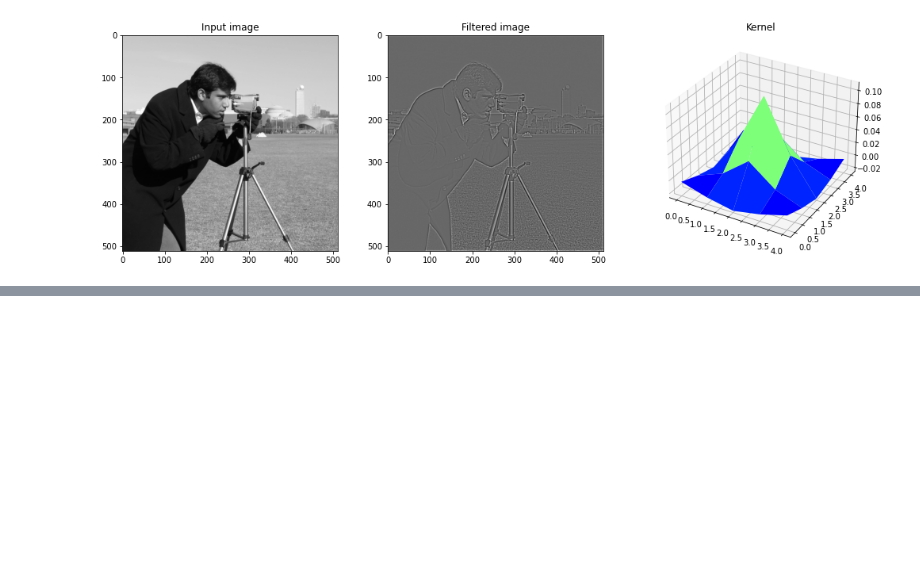
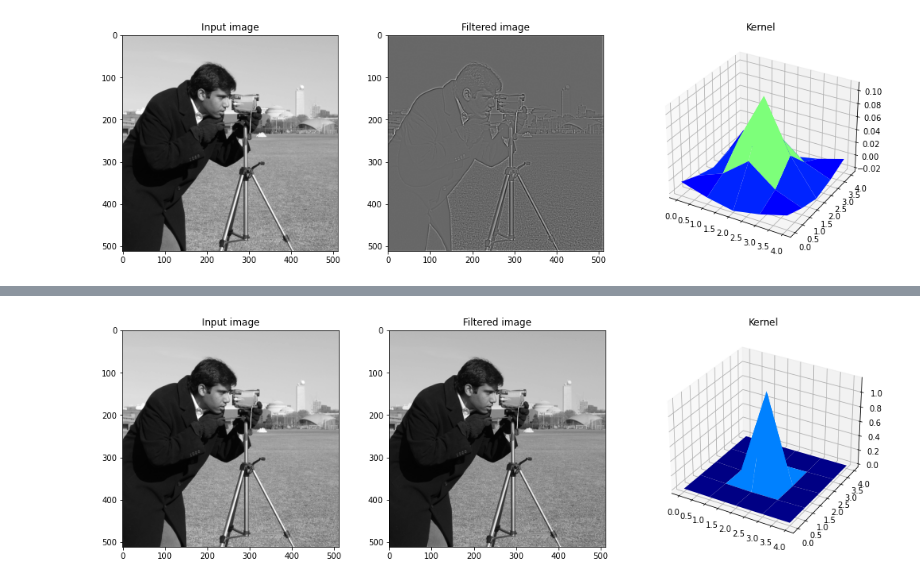
Before and after one commit to tarraga888/PDI_Practicas, a Jupyter notebook: P5EDTT.ipynb, the cells around one changed output, grey strips where cells are left out. Saved outputs shown, nothing was run; the diff lists cells and outputs as text; code cells hidden in the pictures; blank space fills up the shorter version.

```diff
--- a/P5EDTT.ipynb
+++ b/P5EDTT.ipynb
@@ -238,19 +231,6 @@ print(kernel_Id)
  [0. 0. 0. 0. 0. 0. 0.]
  [0. 0. 0. 0. 0. 0. 0.]
  [0. 0. 0. 0. 0. 0. 0.]]
-# %%
-## Funcion Para kernel Gausianno
-def Kernel_Gau(N):
-    x=np.zeros(N)
-    fila=[1]
-    y = [0]
-    for x in range(max(N-1,0)):
-        fila=[left+right for left,right in zip(fila+y, y+fila)]
-    x=np.array(fila) # convertir el arreglo a vector
-    kernel=x.reshape(-1,1)*x ## producto de vector-columna*vector-fila
-    suma= kernel.sum()
-    kernel=kernel/suma
-    return kernel
 # %%
 kernel=Kernel_Gau(N)
 #### Aplicando la diferencia
@@ -276,0 +260,17 @@ plot_images_and_kernel(img, img_filt, Kernel_DoG)
+# %%
+N=5
+#Filtro Identidad
+kernel_Id = np.zeros((N,N))
+medio = math.floor(N/2)
+kernel_Id[medio,medio] = 1
+## Aplicando Mejora de constraste
+kernel=Kernel_Gau(N)
+kernel_PA = np.zeros((N,N))
+kernel_PA = kernel_Id-kernel ## Aplicando la diferencia para obtner Pasa Altos
+kernel_MejoraC = np.zeros((N,N))
+kernel_MejoraC = kernel_Id+0.2*kernel_PA ## Aplicando la suma
+# %%
+img_filt = convolve2d(img, kernel_MejoraC, 'same')
+plot_images_and_kernel(img, img_filt, kernel_MejoraC)
+# %% [output]
+[figure, added]
```
Also changed, not shown: parts of 7 cells of this notebook.
